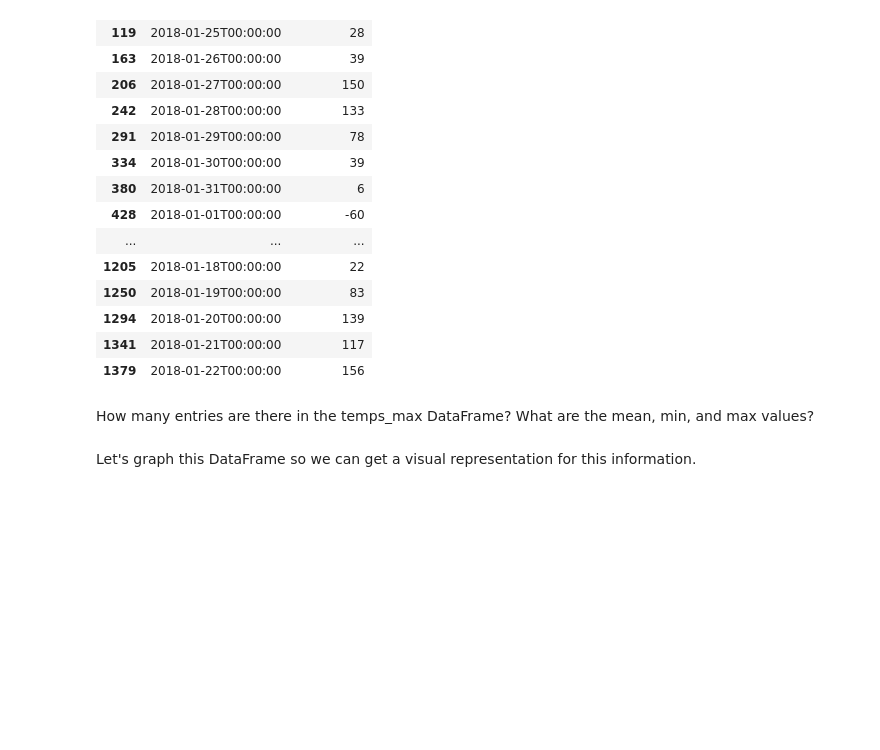
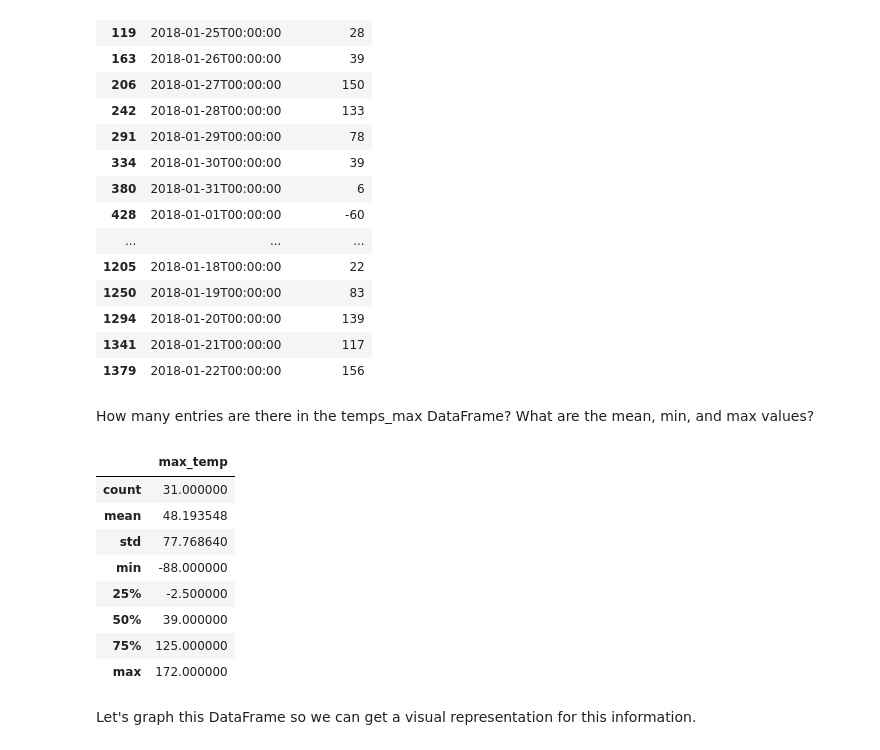
Before and after one commit to KunleAdeyanju/DataEngineering.Labs.NOAADailySummaries, a Jupyter notebook: loading_and_graphing_daily_summaries.ipynb, the cells around one changed output. Saved outputs shown, nothing was run; the diff lists cells and outputs as text; code cells hidden in the pictures; blank space fills up the shorter version.

```diff
--- a/loading_and_graphing_daily_summaries.ipynb
+++ b/loading_and_graphing_daily_summaries.ipynb
@@ -70,3 +66,16 @@ How many entries are there in the temps_max DataFrame? What are the mean, min, a
+# %%
+# using describe() to get a summary of the max_temp column
+temps_max.describe()
+# %% [output]
+|  | max_temp |
+| count | 31.000000 |
+| mean | 48.193548 |
+| std | 77.768640 |
+| min | -88.000000 |
+| 25% | -2.500000 |
+| 50% | 39.000000 |
+| 75% | 125.000000 |
+| max | 172.000000 |
 # %% [markdown]
 Let's graph this DataFrame so we can get a visual representation for this information.
 # %%
```
Also changed, not shown: parts of 5 cells of this notebook.
